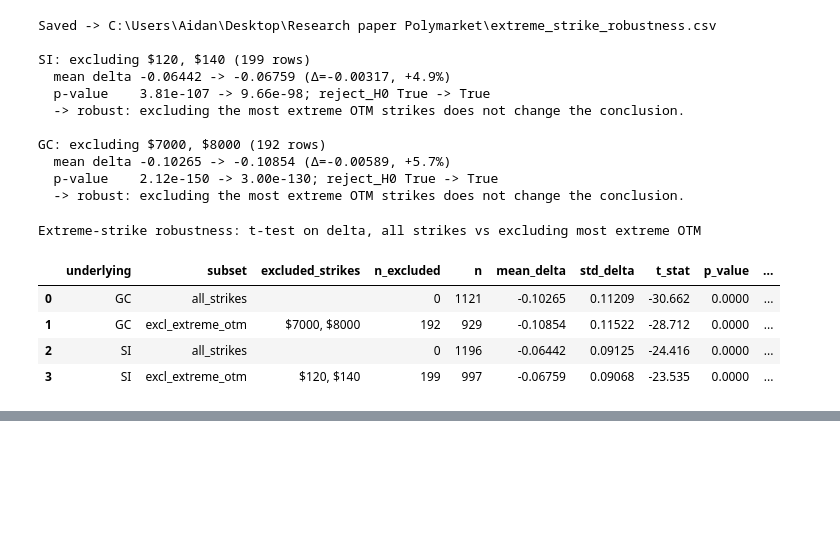
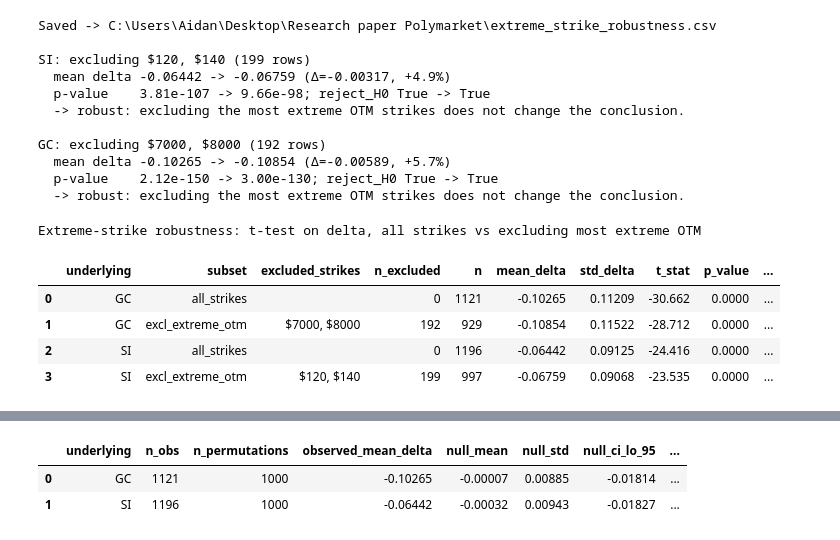
Before and after one commit to AidanCarp/polymarket-options-research, a Jupyter notebook: Jupyternotebook.ipynb, the cells around one changed output, grey strips where cells are left out. Cells and saved outputs as stored; diff of their text form; code cells hidden in the pictures; blank space fills up the shorter version.

```diff
--- a/Jupyternotebook.ipynb
+++ b/Jupyternotebook.ipynb
@@ -1161,0 +1168,79 @@ Extreme-strike robustness: t-test on delta, all strikes vs excluding most extrem
+# %%
+# -- Permutation null benchmark: pooled nd2/pm_prob relabeling -------------------
+# Pools all nd2 and pm_prob values for each asset and randomly re-splits them into
+# two groups of the original sizes, recomputing the group-mean difference, 1000
+# times. This is the standard permutation/randomization test for a difference in
+# means and represents the null "N(d2) and Polymarket pricing are exchangeable --
+# no systematic relationship." Two more literal readings were ruled out as
+# degenerate: (1) shuffling pm_prob alone never changes its mean, so mean(nd2 -
+# shuffled_pm) is guaranteed to equal the observed value exactly; (2) bootstrap-
+# resampling pm_prob alone (with replacement, holding nd2 fixed) centers the null
+# exactly on the observed value, forcing p ~= 0.5 regardless of the true effect.
+
+N_PERM = 1000
+rng = np.random.default_rng(42)
+
+null_rows = []
+for und, grp in merged.dropna(subset=["nd2", "pm_prob"]).groupby("underlying"):
+    nd2_vals = grp["nd2"].values
+    pm_vals  = grp["pm_prob"].values
+    n        = len(grp)
+    observed_mean = nd2_vals.mean() - pm_vals.mean()
+
+    pooled = np.concatenate([nd2_vals, pm_vals])
+    null_means = np.empty(N_PERM)
+    for i in range(N_PERM):
+        shuffled = rng.permutation(pooled)
+        null_means[i] = shuffled[:n].mean() - shuffled[n:].mean()
+
+    ci_lo, ci_hi = np.percentile(null_means, [2.5, 97.5])
+    n_extreme = int((np.abs(null_means) >= abs(observed_mean)).sum())
+    p_emp = n_extreme / N_PERM
+
+    null_rows.append({
+        "underlying":          und,
+        "n_obs":               n,
+        "n_permutations":      N_PERM,
+        "observed_mean_delta": observed_mean,
+        "null_mean":           null_means.mean(),
+        "null_std":            null_means.std(ddof=1),
+        "null_ci_lo_95":       ci_lo,
+        "null_ci_hi_95":       ci_hi,
+        "n_extreme":           n_extreme,
+        "empirical_p_value":   p_emp,
+    })
+
+null_df = pd.DataFrame(null_rows)
+
+null_path = os.path.join(DATA_DIR, "null_benchmark.csv")
+null_df.to_csv(null_path, index=False)
+print(f"Saved -> {null_path}\n")
+
+for _, r in null_df.iterrows():
+    outside_ci = not (r["null_ci_lo_95"] <= r["observed_mean_delta"] <= r["null_ci_hi_95"])
+    p_str = (f"{r['empirical_p_value']:.4f}" if r["empirical_p_value"] > 0
+              else f"< {1 / N_PERM:.4f} (0/{N_PERM} permutations as extreme)")
+    print(f"{r['underlying']}: observed mean delta = {r['observed_mean_delta']:.5f}  |  "
+          f"null mean = {r['null_mean']:.5f} (std={r['null_std']:.5f}), "
+          f"95% range [{r['null_ci_lo_95']:.5f}, {r['null_ci_hi_95']:.5f}]")
+    print(f"  empirical p-value = {p_str} "
+          f"({'observed falls OUTSIDE' if outside_ci else 'observed falls INSIDE'} the null 95% range)")
+    if r["empirical_p_value"] < 0.05:
+        print(f"  -> the observed divergence is highly unlikely under the null of no systematic relationship.\n")
+    else:
+        print(f"  -> [warn] the observed divergence is consistent with the null -- not distinguishable from random pairing.\n")
+
+display(
+    null_df
+    .style
+    .format({
+        "observed_mean_delta": "{:.5f}",
+        "null_mean":           "{:.5f}",
+        "null_std":            "{:.5f}",
+        "null_ci_lo_95":       "{:.5f}",
+        "null_ci_hi_95":       "{:.5f}",
+        "empirical_p_value":   "{:.4f}",
+    })
+    .set_caption("Permutation null benchmark: observed mean delta vs 1000 pooled-relabeling nulls")
+)
+# %% [output]
@@ -1161,0 +1257,3 @@ Extreme-strike robustness: t-test on delta, all strikes vs excluding most extrem
+|  | underlying | n_obs | n_permutations | observed_mean_delta | null_mean | null_std | null_ci_lo_95 | ... |
+| 0 | GC | 1121 | 1000 | -0.10265 | -0.00007 | 0.00885 | -0.01814 | ... |
+| 1 | SI | 1196 | 1000 | -0.06442 | -0.00032 | 0.00943 | -0.01827 | ... |
```
Also changed, not shown: parts of 2 cells of this notebook, 1 other file.
